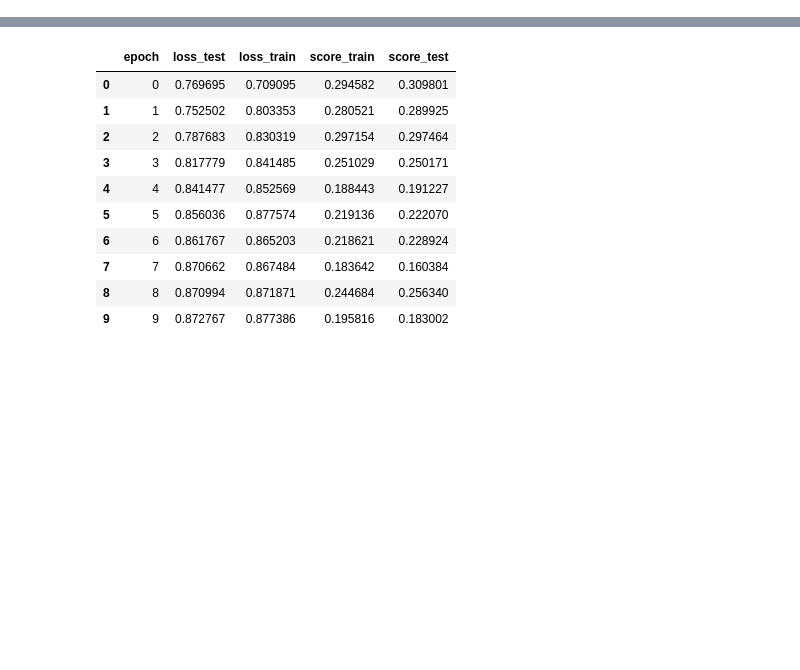
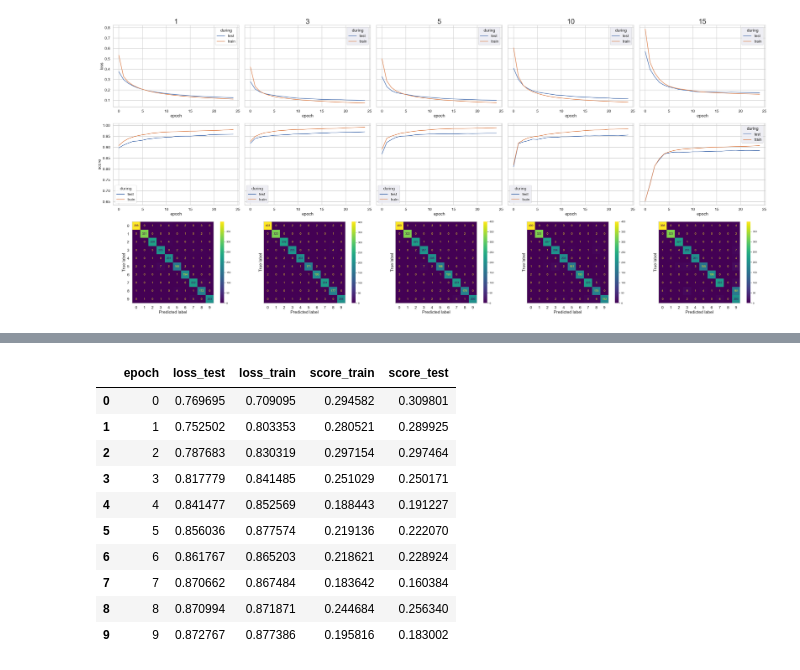
Before and after one commit to dataymeric/NeuralNetworksDIY, a Jupyter notebook: notebooks/conv.ipynb, the cells around one changed output, grey strips where cells are left out. Cells and saved outputs as stored; diff of their text form; code cells hidden in the pictures; blank space fills up the shorter version.

```diff
--- a/notebooks/conv.ipynb
+++ b/notebooks/conv.ipynb
@@ -59,2 +162,40 @@ alltrainy.shape
+# %%
+sns.set_theme(context= "talk", style='whitegrid', palette="deep")
+
+fig, ax = plt.subplots(ncols=5, nrows=3, figsize=(40, 18), sharey="row", sharex="row")
+fig.set_tight_layout(True)
+
+for i, k_size in enumerate([1, 3, 5, 10, 15]):
+    ax_col = ax[:, i]
+    ax_col[0].set_title(k_size, size=30)
+
+    input_size = ((256 - k_size + 1) - 2) // 2 + 1
+
+    net = Sequential(
+        Conv1D(k_size, 1, 32, 1),
+        MaxPool1D(2, 2),
+        Flatten(),
+        Linear(input_size * 32, 100),
+        ReLU(),
+        Linear(100, 10),
+    )
+
+    optimizer = Optim(net.reset(), CrossEntropyLoss(), eps=0.001)
+    result_df = optimizer.SGD_eval(X_train[:, :, np.newaxis], y_train, 32, 25, test_size=0.33, return_dataframe=True)
+
+    loss_long_df = pd.melt(result_df, id_vars='epoch', value_vars=['loss_test', 'loss_train'], value_name='loss', var_name='during').replace({'loss_test': 'test', 'loss_train': 'train'})
+    sns.lineplot(loss_long_df, x='epoch', y='loss', hue='during', ax=ax_col[0])
+
+    score_long_df = pd.melt(result_df, id_vars='epoch', value_vars=['score_test', 'score_train'], value_name='score', var_name='during').replace({'score_test': 'test', 'score_train': 'train'})
+    sns.lineplot(score_long_df, x='epoch', y='score', hue='during', ax=ax_col[1])
+
+    sns.set_theme(context="notebook")
+    ConfusionMatrixDisplay.from_predictions(optimizer.y_test.argmax(1), optimizer.network.forward(optimizer.X_test).argmax(1), ax=ax_col[2])
+    ax_col[2].grid(False)
+    sns.set_theme(context= "talk")
+
+# fig.savefig("./reports/src/conv/conv_ksize.pdf", dpi=100, bbox_inches="tight")
+# %% [output]
+[figure, added]
 # %%
 net = Sequential(
```
Also changed, not shown: parts of 14 cells of this notebook, 5 other files.
